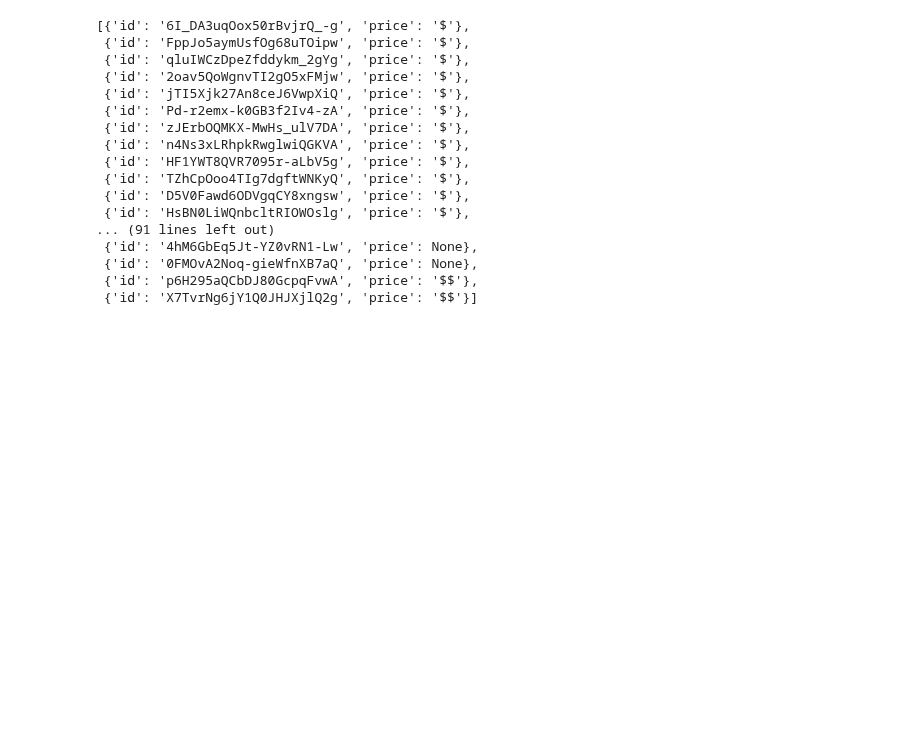
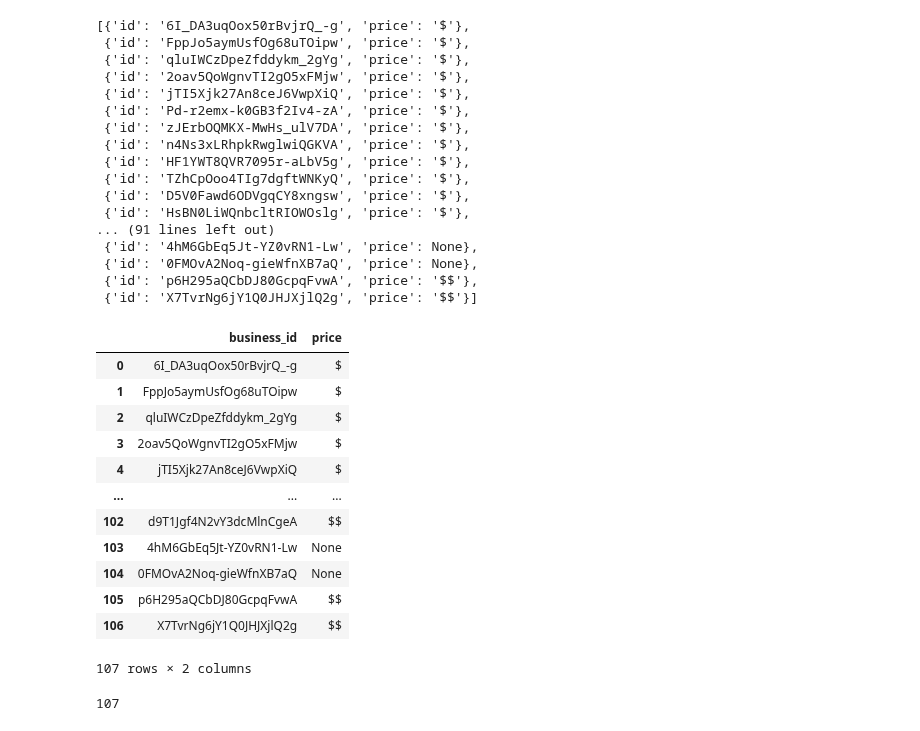
Before and after one commit to EthanWTL/Travel-Planning-AI, a Jupyter notebook: YelpDataSetCreation.ipynb, the cells around one changed output. Cells and saved outputs as stored; diff of their text form; code cells hidden in the pictures; blank space fills up the shorter version.

```diff
--- a/YelpDataSetCreation.ipynb
+++ b/YelpDataSetCreation.ipynb
@@ -503,3 +503,29 @@ hotel_detail_clean
  {'id': '0FMOvA2Noq-gieWfnXB7aQ', 'price': None},
  {'id': 'p6H295aQCbDJ80GcpqFvwA', 'price': '$$'},
  {'id': 'X7TvrNg6jY1Q0JHJXjlQ2g', 'price': '$$'}]
+# %%
+df1 = pd.DataFrame(hotel_clean)
+df2 = pd.DataFrame(hotel_detail_clean)
+# %%
+df2 = df2.rename(columns =  {'id':'business_id'})
+df2
+# %% [output]
+|  | business_id | price |
+| 0 | 6I_DA3uqOox50rBvjrQ_-g | $ |
+| 1 | FppJo5aymUsfOg68uTOipw | $ |
+| 2 | qluIWCzDpeZfddykm_2gYg | $ |
+| 3 | 2oav5QoWgnvTI2gO5xFMjw | $ |
+| 4 | jTI5Xjk27An8ceJ6VwpXiQ | $ |
+| ... | ... | ... |
+| 102 | d9T1Jgf4N2vY3dcMlnCgeA | $$ |
+| 103 | 4hM6GbEq5Jt-YZ0vRN1-Lw | None |
+| 104 | 0FMOvA2Noq-gieWfnXB7aQ | None |
+| 105 | p6H295aQCbDJ80GcpqFvwA | $$ |
+| 106 | X7TvrNg6jY1Q0JHJXjlQ2g | $$ |
+107 rows × 2 columns
+# %%
+merged_df = pd.merge(df1, df2, on='business_id', how='outer')
+merged_array = merged_df.to_dict('records')
+len(merged_array)
+# %% [output]
+107
```
Also changed, not shown: parts of 1 cell of this notebook.
